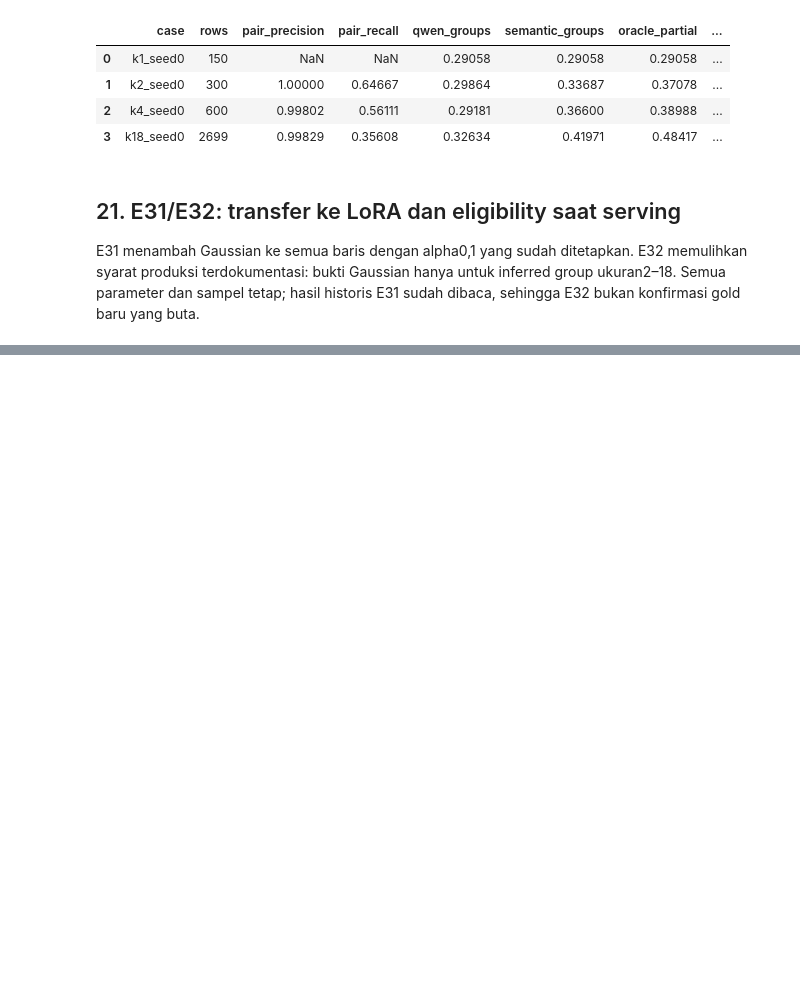
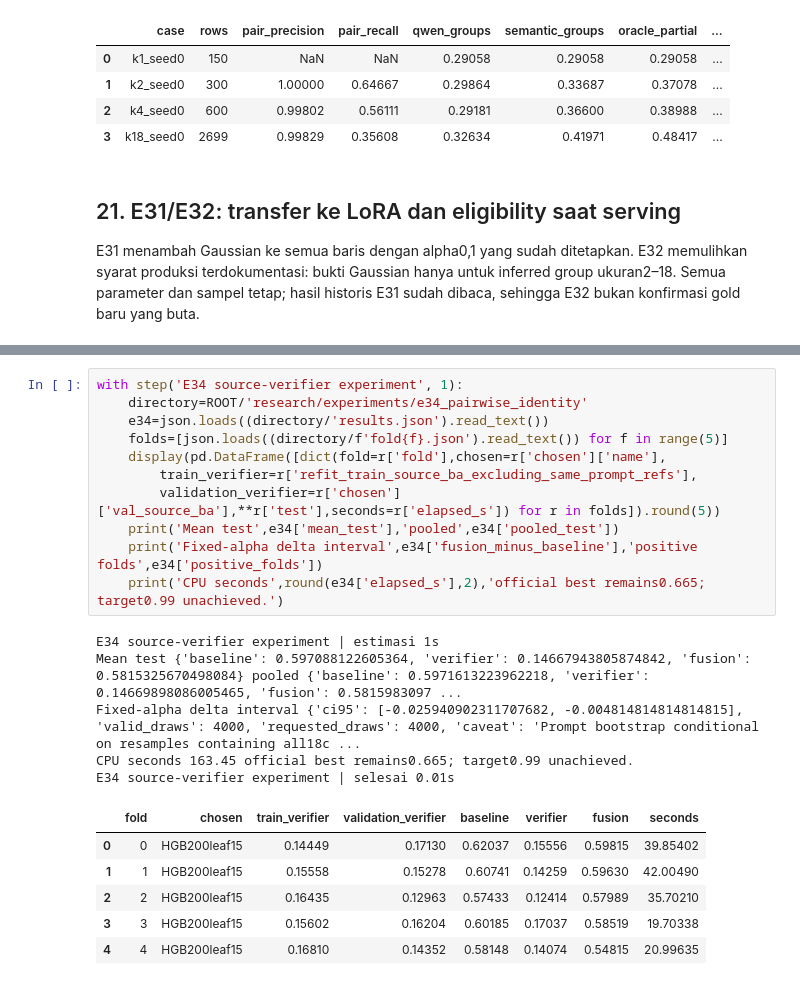
Before and after one commit to yauwes/name-that-llm-sota-pipeline, a Jupyter notebook: ntl_session_20261103.ipynb, the cells around one changed output, grey strips where cells are left out. Cells and saved outputs as stored; diff of their text form; blank space fills up the shorter version.

```diff
--- a/ntl_session_20261103.ipynb
+++ b/ntl_session_20261103.ipynb
@@ -752,0 +800,23 @@ E31/E32 stronger-comparator confirmation | selesai 0.01s
+# %%
+with step('E34 source-verifier experiment', 1):
+    directory=ROOT/'research/experiments/e34_pairwise_identity'
+    e34=json.loads((directory/'results.json').read_text())
+    folds=[json.loads((directory/f'fold{f}.json').read_text()) for f in range(5)]
+    display(pd.DataFrame([dict(fold=r['fold'],chosen=r['chosen']['name'],
+        train_verifier=r['refit_train_source_ba_excluding_same_prompt_refs'],
+        validation_verifier=r['chosen']['val_source_ba'],**r['test'],seconds=r['elapsed_s']) for r in folds]).round(5))
+    print('Mean test',e34['mean_test'],'pooled',e34['pooled_test'])
+    print('Fixed-alpha delta interval',e34['fusion_minus_baseline'],'positive folds',e34['positive_folds'])
+    print('CPU seconds',round(e34['elapsed_s'],2),'official best remains0.665; target0.99 unachieved.')
+# %% [output]
+E34 source-verifier experiment | estimasi 1s
+Mean test {'baseline': 0.597088122605364, 'verifier': 0.14667943805874842, 'fusion': 0.5815325670498084} pooled {'baseline': 0.5971613223962218, 'verifier': 0.14669898086005465, 'fusion': 0.5815983097 ...
+Fixed-alpha delta interval {'ci95': [-0.025940902311707682, -0.004814814814814815], 'valid_draws': 4000, 'requested_draws': 4000, 'caveat': 'Prompt bootstrap conditional on resamples containing all18c ...
+CPU seconds 163.45 official best remains0.665; target0.99 unachieved.
+E34 source-verifier experiment | selesai 0.01s
+|  | fold | chosen | train_verifier | validation_verifier | baseline | verifier | fusion | seconds |
+| 0 | 0 | HGB200leaf15 | 0.14449 | 0.17130 | 0.62037 | 0.15556 | 0.59815 | 39.85402 |
+| 1 | 1 | HGB200leaf15 | 0.15558 | 0.15278 | 0.60741 | 0.14259 | 0.59630 | 42.00490 |
+| 2 | 2 | HGB200leaf15 | 0.16435 | 0.12963 | 0.57433 | 0.12414 | 0.57989 | 35.70210 |
+| 3 | 3 | HGB200leaf15 | 0.15602 | 0.16204 | 0.60185 | 0.17037 | 0.58519 | 19.70338 |
+| 4 | 4 | HGB200leaf15 | 0.16810 | 0.14352 | 0.58148 | 0.14074 | 0.54815 | 20.99635 |
```
Also changed, not shown: parts of 25 cells of this notebook, 7 other files.
